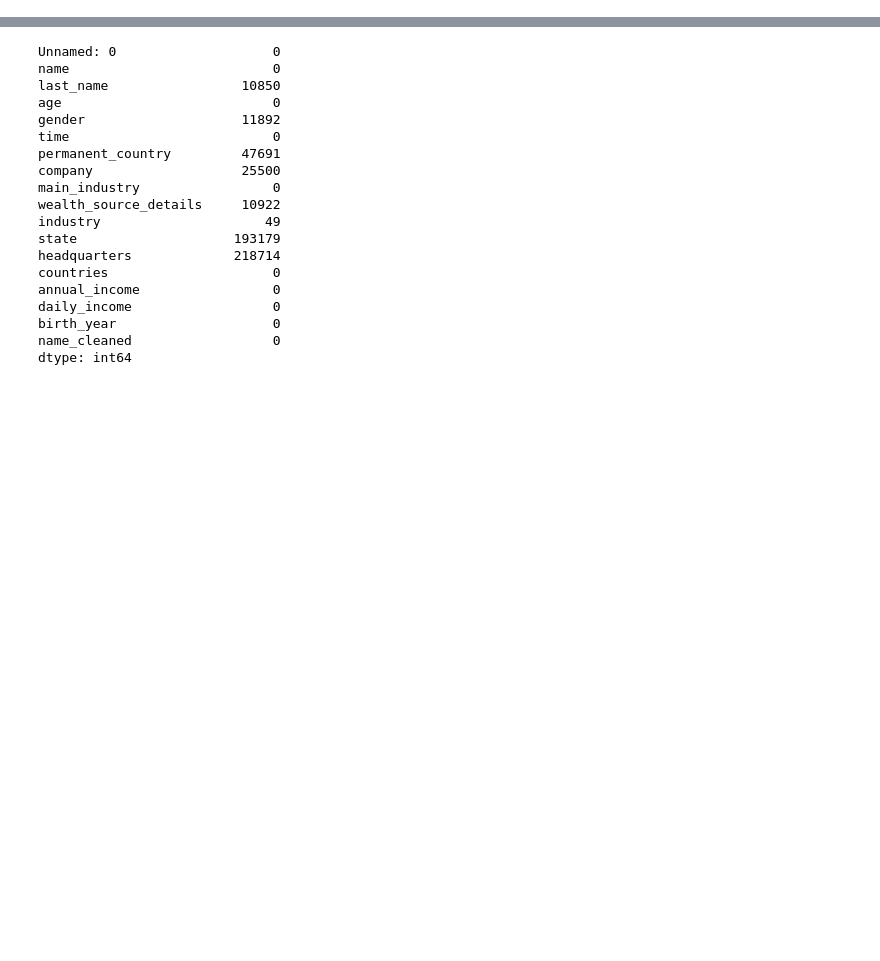
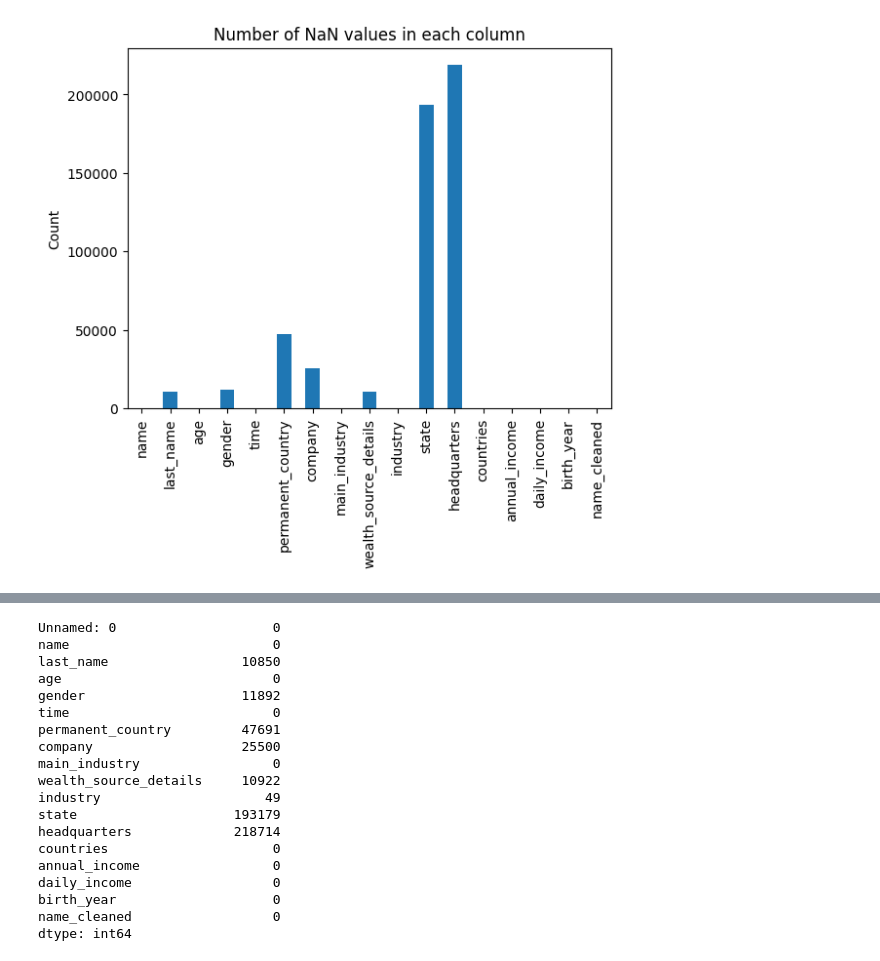
Before and after one commit to ludsonfelipe/billionaires_analysis, a Jupyter notebook: billionaires_analysis/Global Billionaire Wealth Analysis.ipynb, the cells around one changed output, grey strips where cells are left out. Drawn from its saved outputs; the diff is of its cells as text; code cells hidden in the pictures; blank space fills up the shorter version.

```diff
--- a/billionaires_analysis/Global Billionaire Wealth Analysis.ipynb
+++ b/billionaires_analysis/Global Billionaire Wealth Analysis.ipynb
@@ -12,0 +33,15 @@ df = pd.read_csv('data/billionaire_list_20yrs.csv')
+# %%
+# Count the number of NaN values in each column
+nan_counts = df.isna().sum()
+
+# Create the bar plot
+fig, ax = plt.subplots()
+nan_counts.plot(kind='bar')
+
+# Add some text for labels, title and custom y-axis tick labels, etc.
+ax.set_ylabel('Count')
+ax.set_title('Number of NaN values in each column')
+
+plt.show()
+# %% [output]
+[figure, added]
```
Also changed, not shown: parts of 17 cells of this notebook.
